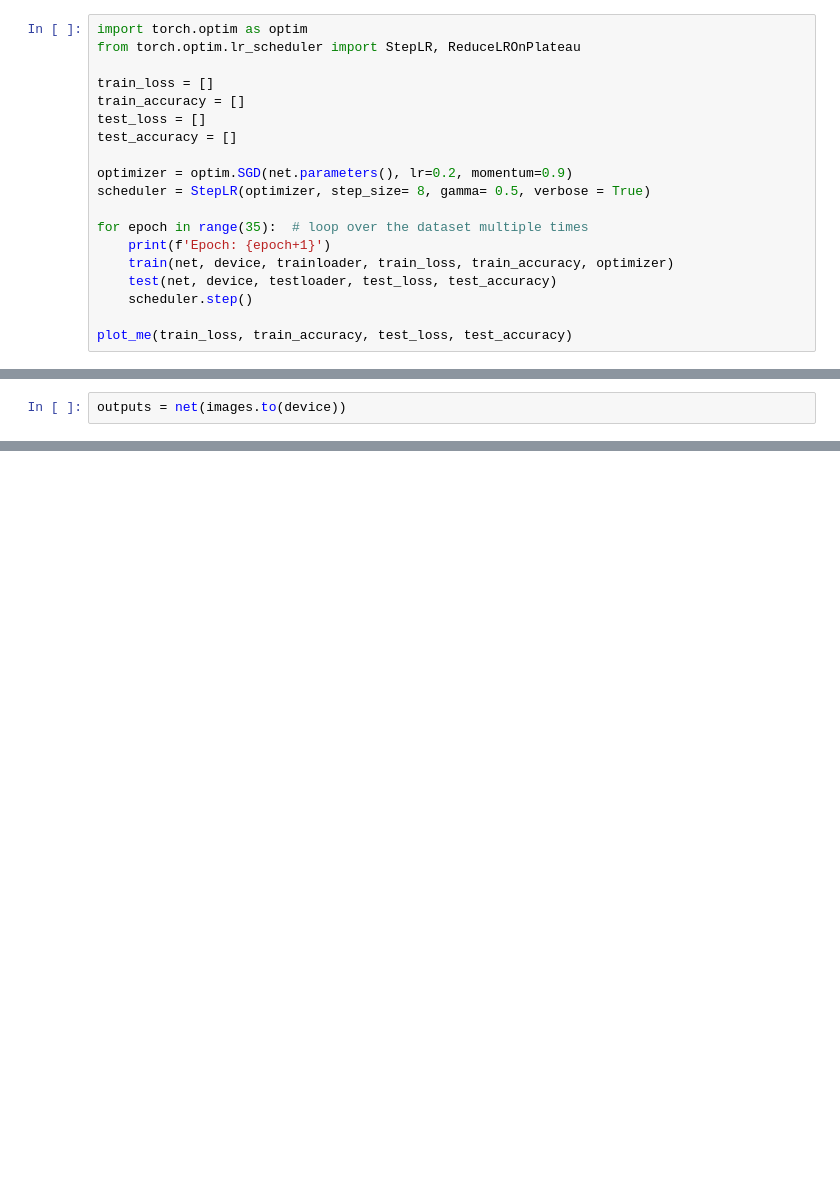
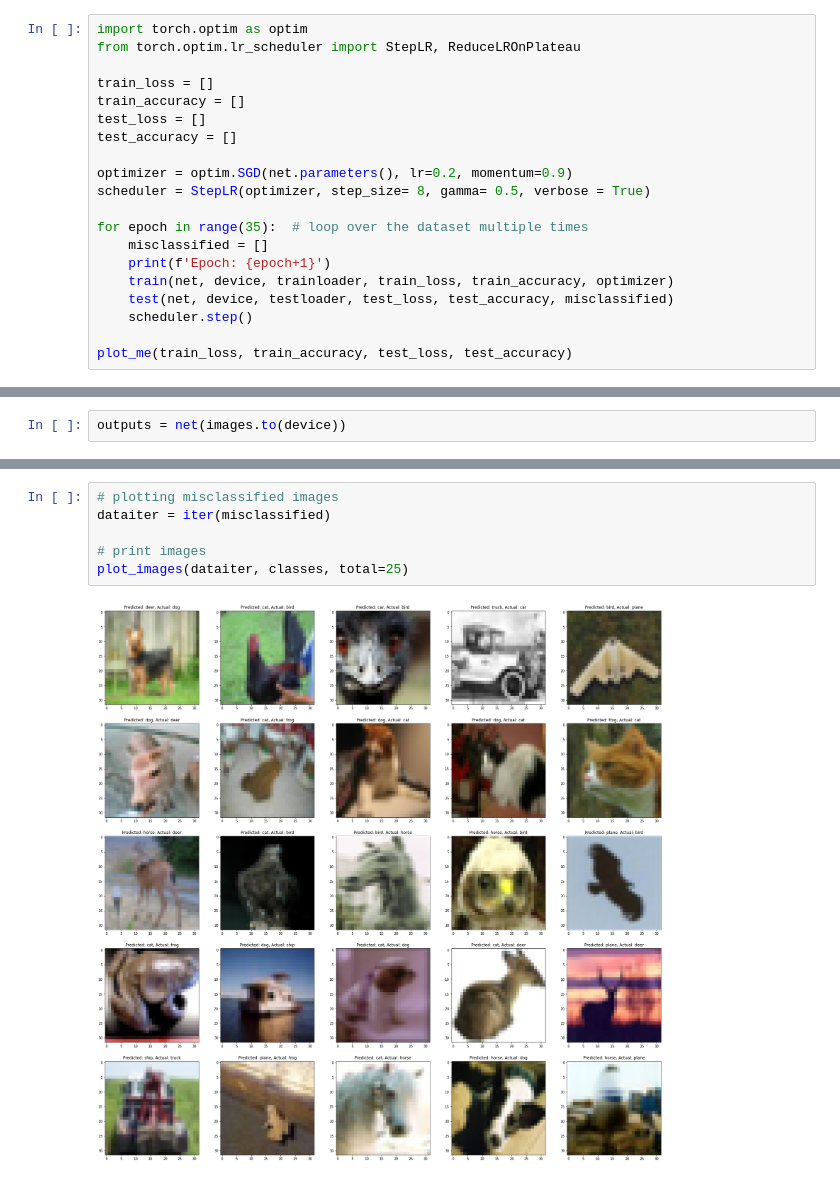
Before and after one commit to namanshrimali/TSAI_EVA, a Jupyter notebook: Assignment_8.ipynb, the cells around one changed output, grey strips where cells are left out. Drawn from its saved outputs; the diff is of its cells as text; blank space fills up the shorter version.

```diff
--- a/Assignment_8.ipynb
+++ b/Assignment_8.ipynb
@@ -93,9 +93,10 @@ optimizer = optim.SGD(net.parameters(), lr=0.2, momentum=0.9)
 scheduler = StepLR(optimizer, step_size= 8, gamma= 0.5, verbose = True)
 
 for epoch in range(35):  # loop over the dataset multiple times
+    misclassified = []
     print(f'Epoch: {epoch+1}')
     train(net, device, trainloader, train_loss, train_accuracy, optimizer)
-    test(net, device, testloader, test_loss, test_accuracy)
+    test(net, device, testloader, test_loss, test_accuracy, misclassified)
     scheduler.step()
 
 plot_me(train_loss, train_accuracy, test_loss, test_accuracy)
@@ -178,0 +179,8 @@ Accuracy of truck : 90 %
+# %%
+# plotting misclassified images
+dataiter = iter(misclassified)
+
+# print images
+plot_images(dataiter, classes, total=25)
+# %% [output]
+[figure, added]
```
Also changed, not shown: parts of 6 cells of this notebook, 4 other files.
